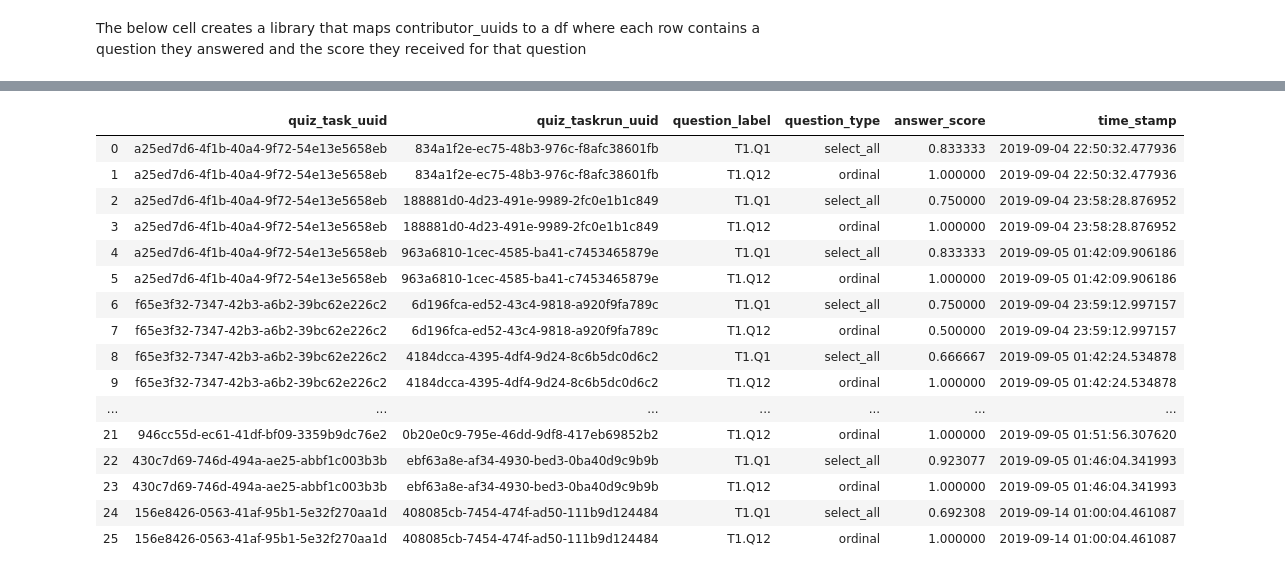
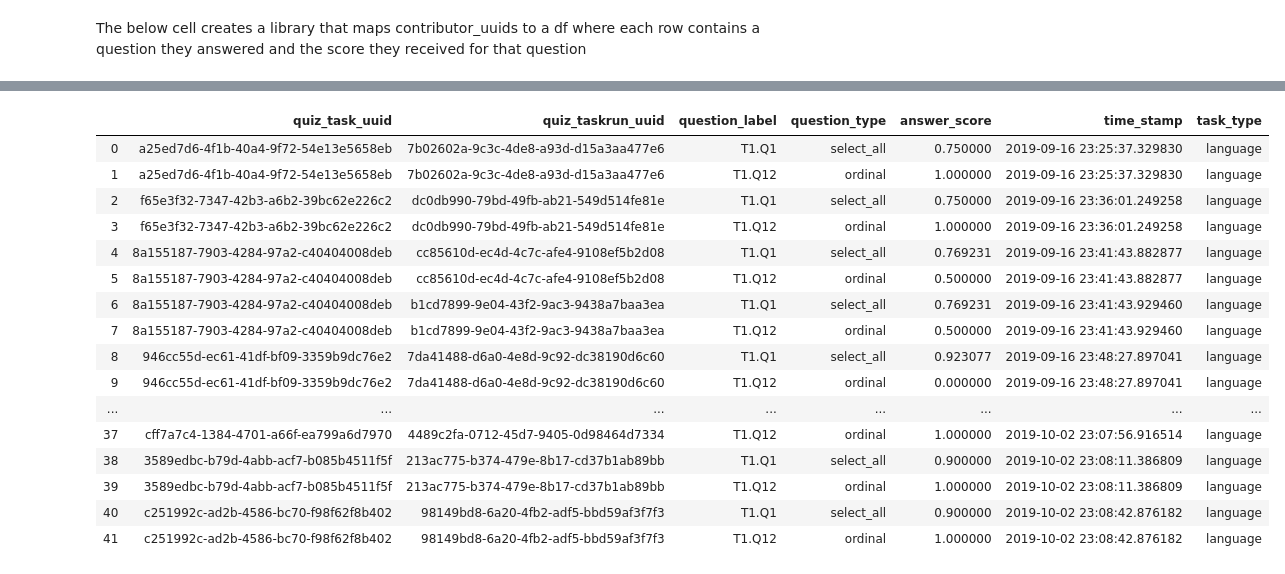
Before and after one commit to ewendai/PublicEditorMASC, a Jupyter notebook: User Rep Scores.ipynb, the cells around one changed output, grey strips where cells are left out. Drawn from its saved outputs; the diff is of its cells as text; code cells hidden in the pictures.

```diff
--- a/User Rep Scores.ipynb
+++ b/User Rep Scores.ipynb
@@ -9,9 +9,17 @@ import pandas as pd
 # from scipy import stats
 # %% [markdown]
 The file path of the datahunt is the only thing that needs to be inputted. This code assumes that the datahunt file name will contain the type of task in some form.
+# %%
+e_file = "testing-format/BETA_Evidence-2020-05-20T0111-DataHunt.csv"
+
+l_file = "testing-format/BETA_Language-2020-05-20T0110-DataHunt.csv"
+
+p_file = "testing-format/BETA_Probability-2020-05-20T0111-DataHunt.csv"
+
+r_file = "testing-format/BETA_Reasoning-2020-05-20T0111-DataHunt.csv"
 # %%
 # fill this in
-datahunt_file = "testing-format/BETA_Language-2020-05-20T0110-DataHunt.csv"
+datahunt_file = l_file
 # %%
 # Kai's convergence answer csv
 answers_df = pd.read_csv("convergence/Answer_Consensus.csv")
@@ -202,8 +208,8 @@ for index, row in parent_df.iterrows():
     if row['question_type'] == "select_all":
         score = select_all_question(row)
     elif row['question_type'] == "select_one":
-        score = select_one_question
+        score = select_one_question(row)
     else:
         score = ordinal_question(row)
     if score != -1:
-        user_dfs[row['contributor_uuid']] = user_dfs[row['contributor_uuid']].append({'quiz_task_uuid': row['quiz_task_uuid'], 'quiz_taskrun_uuid': row['quiz_taskrun_uuid'], 'question_label': row['question_label'], 'question_type': row['question_type'], 'answer_score': score, 'time_stamp': row['finish_time']}, ignore_index=True)
+        user_dfs[row['contributor_uuid']] = user_dfs[row['contributor_uuid']].append({'quiz_task_uuid': row['quiz_task_uuid'], 'quiz_taskrun_uuid': row['quiz_taskrun_uuid'], 'question_label': row['question_label'], 'task_type': task_type, 'question_type': row['question_type'], 'answer_score': score, 'time_stamp': row['finish_time']}, ignore_index=True)
@@ -210,21 +236,21 @@ for index, row in parent_df.iterrows():
 # %%
-# example of df for one user
-user_dfs["f9143626-bfe0-4e69-b652-6d1525ab4eb0"]
+# example of df for one user.
+user_dfs["0e4b8a3e-2714-4b5f-ba10-bb576aaa5cc6"]
 # %% [output]
-|  | quiz_task_uuid | quiz_taskrun_uuid | question_label | question_type | answer_score | time_stamp |
-| 0 | a25ed7d6-4f1b-40a4-9f72-54e13e5658eb | 834a1f2e-ec75-48b3-976c-f8afc38601fb | T1.Q1 | select_all | 0.833333 | 2019-09-04 22:50:32.477936 |
-| 1 | a25ed7d6-4f1b-40a4-9f72-54e13e5658eb | 834a1f2e-ec75-48b3-976c-f8afc38601fb | T1.Q12 | ordinal | 1.000000 | 2019-09-04 22:50:32.477936 |
-| 2 | a25ed7d6-4f1b-40a4-9f72-54e13e5658eb | 188881d0-4d23-491e-9989-2fc0e1b1c849 | T1.Q1 | select_all | 0.750000 | 2019-09-04 23:58:28.876952 |
-| 3 | a25ed7d6-4f1b-40a4-9f72-54e13e5658eb | 188881d0-4d23-491e-9989-2fc0e1b1c849 | T1.Q12 | ordinal | 1.000000 | 2019-09-04 23:58:28.876952 |
-| 4 | a25ed7d6-4f1b-40a4-9f72-54e13e5658eb | 963a6810-1cec-4585-ba41-c7453465879e | T1.Q1 | select_all | 0.833333 | 2019-09-05 01:42:09.906186 |
-| 5 | a25ed7d6-4f1b-40a4-9f72-54e13e5658eb | 963a6810-1cec-4585-ba41-c7453465879e | T1.Q12 | ordinal | 1.000000 | 2019-09-05 01:42:09.906186 |
-| 6 | f65e3f32-7347-42b3-a6b2-39bc62e226c2 | 6d196fca-ed52-43c4-9818-a920f9fa789c | T1.Q1 | select_all | 0.750000 | 2019-09-04 23:59:12.997157 |
-| 7 | f65e3f32-7347-42b3-a6b2-39bc62e226c2 | 6d196fca-ed52-43c4-9818-a920f9fa789c | T1.Q12 | ordinal | 0.500000 | 2019-09-04 23:59:12.997157 |
-| 8 | f65e3f32-7347-42b3-a6b2-39bc62e226c2 | 4184dcca-4395-4df4-9d24-8c6b5dc0d6c2 | T1.Q1 | select_all | 0.666667 | 2019-09-05 01:42:24.534878 |
-| 9 | f65e3f32-7347-42b3-a6b2-39bc62e226c2 | 4184dcca-4395-4df4-9d24-8c6b5dc0d6c2 | T1.Q12 | ordinal | 1.000000 | 2019-09-05 01:42:24.534878 |
-| ... | ... | ... | ... | ... | ... | ... |
-| 21 | 946cc55d-ec61-41df-bf09-3359b9dc76e2 | 0b20e0c9-795e-46dd-9df8-417eb69852b2 | T1.Q12 | ordinal | 1.000000 | 2019-09-05 01:51:56.307620 |
-| 22 | 430c7d69-746d-494a-ae25-abbf1c003b3b | ebf63a8e-af34-4930-bed3-0ba40d9c9b9b | T1.Q1 | select_all | 0.923077 | 2019-09-05 01:46:04.341993 |
-| 23 | 430c7d69-746d-494a-ae25-abbf1c003b3b | ebf63a8e-af34-4930-bed3-0ba40d9c9b9b | T1.Q12 | ordinal | 1.000000 | 2019-09-05 01:46:04.341993 |
-| 24 | 156e8426-0563-41af-95b1-5e32f270aa1d | 408085cb-7454-474f-ad50-111b9d124484 | T1.Q1 | select_all | 0.692308 | 2019-09-14 01:00:04.461087 |
-| 25 | 156e8426-0563-41af-95b1-5e32f270aa1d | 408085cb-7454-474f-ad50-111b9d124484 | T1.Q12 | ordinal | 1.000000 | 2019-09-14 01:00:04.461087 |
+|  | quiz_task_uuid | quiz_taskrun_uuid | question_label | question_type | answer_score | time_stamp | task_type |
+| 0 | a25ed7d6-4f1b-40a4-9f72-54e13e5658eb | 7b02602a-9c3c-4de8-a93d-d15a3aa477e6 | T1.Q1 | select_all | 0.750000 | 2019-09-16 23:25:37.329830 | language |
+| 1 | a25ed7d6-4f1b-40a4-9f72-54e13e5658eb | 7b02602a-9c3c-4de8-a93d-d15a3aa477e6 | T1.Q12 | ordinal | 1.000000 | 2019-09-16 23:25:37.329830 | language |
+| 2 | f65e3f32-7347-42b3-a6b2-39bc62e226c2 | dc0db990-79bd-49fb-ab21-549d514fe81e | T1.Q1 | select_all | 0.750000 | 2019-09-16 23:36:01.249258 | language |
+| 3 | f65e3f32-7347-42b3-a6b2-39bc62e226c2 | dc0db990-79bd-49fb-ab21-549d514fe81e | T1.Q12 | ordinal | 1.000000 | 2019-09-16 23:36:01.249258 | language |
+| 4 | 8a155187-7903-4284-97a2-c40404008deb | cc85610d-ec4d-4c7c-afe4-9108ef5b2d08 | T1.Q1 | select_all | 0.769231 | 2019-09-16 23:41:43.882877 | language |
+| 5 | 8a155187-7903-4284-97a2-c40404008deb | cc85610d-ec4d-4c7c-afe4-9108ef5b2d08 | T1.Q12 | ordinal | 0.500000 | 2019-09-16 23:41:43.882877 | language |
+| 6 | 8a155187-7903-4284-97a2-c40404008deb | b1cd7899-9e04-43f2-9ac3-9438a7baa3ea | T1.Q1 | select_all | 0.769231 | 2019-09-16 23:41:43.929460 | language |
+| 7 | 8a155187-7903-4284-97a2-c40404008deb | b1cd7899-9e04-43f2-9ac3-9438a7baa3ea | T1.Q12 | ordinal | 0.500000 | 2019-09-16 23:41:43.929460 | language |
+| 8 | 946cc55d-ec61-41df-bf09-3359b9dc76e2 | 7da41488-d6a0-4e8d-9c92-dc38190d6c60 | T1.Q1 | select_all | 0.923077 | 2019-09-16 23:48:27.897041 | language |
+| 9 | 946cc55d-ec61-41df-bf09-3359b9dc76e2 | 7da41488-d6a0-4e8d-9c92-dc38190d6c60 | T1.Q12 | ordinal | 0.000000 | 2019-09-16 23:48:27.897041 | language |
+| ... | ... | ... | ... | ... | ... | ... | ... |
+| 37 | cff7a7c4-1384-4701-a66f-ea799a6d7970 | 4489c2fa-0712-45d7-9405-0d98464d7334 | T1.Q12 | ordinal | 1.000000 | 2019-10-02 23:07:56.916514 | language |
+| 38 | 3589edbc-b79d-4abb-acf7-b085b4511f5f | 213ac775-b374-479e-8b17-cd37b1ab89bb | T1.Q1 | select_all | 0.900000 | 2019-10-02 23:08:11.386809 | language |
+| 39 | 3589edbc-b79d-4abb-acf7-b085b4511f5f | 213ac775-b374-479e-8b17-cd37b1ab89bb | T1.Q12 | ordinal | 1.000000 | 2019-10-02 23:08:11.386809 | language |
+| 40 | c251992c-ad2b-4586-bc70-f98f62f8b402 | 98149bd8-6a20-4fb2-adf5-bbd59af3f7f3 | T1.Q1 | select_all | 0.900000 | 2019-10-02 23:08:42.876182 | language |
+| 41 | c251992c-ad2b-4586-bc70-f98f62f8b402 | 98149bd8-6a20-4fb2-adf5-bbd59af3f7f3 | T1.Q12 | ordinal | 1.000000 | 2019-10-02 23:08:42.876182 | language |
```
Also changed, not shown: parts of 4 cells of this notebook, 35 other files.
